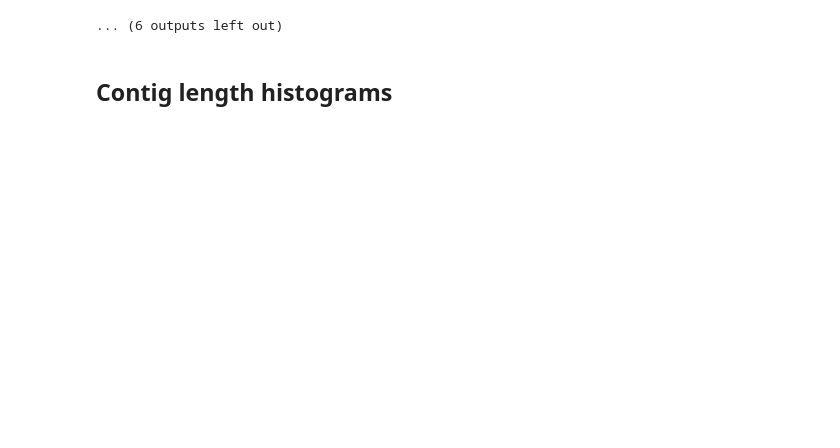
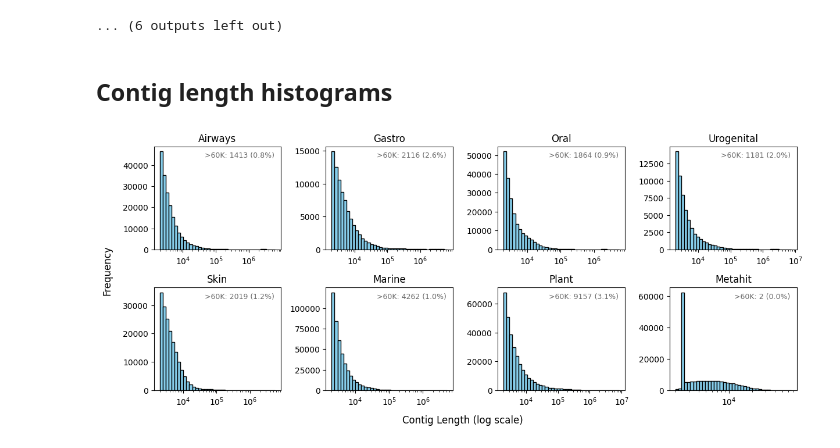
Before and after one commit to affo98/DNA-language-models-and-GLP1-microbiome-changes, a Jupyter notebook: figure_notebooks/cami2_benchmark.ipynb, the cells around one changed output. Drawn from its saved outputs; the diff is of its cells as text; code cells hidden in the pictures; blank space fills up the shorter version.

```diff
--- a/figure_notebooks/cami2_benchmark.ipynb
+++ b/figure_notebooks/cami2_benchmark.ipynb
@@ -463,6 +450,58 @@ See the caveats in the documentation: https://pandas.pydata.org/pandas-docs/stab
 with open(os.path.join(RESULTS_DIR, 'parsed_contig_lengths.json'), 'r') as f:
     contig_data = json.load(f)
 contig_data = {key: contig_data[key] for key in DATASET_ORDER if key in contig_data}
+# %%
+# Parameters
+n_cols = 4
+n_rows = 2
+min_length = 2000
+highlight_threshold = 60000  # threshold to count lengths above
+
+# Create subplots
+fig, axes = plt.subplots(n_rows, n_cols, figsize=(12, 5), constrained_layout=True)
+axes = axes.flatten()
+
+for idx, (dataset, lengths) in enumerate(contig_data.items()):
+    ax = axes[idx]
+    # Ensure lengths is a numpy array for min/max operations
+    arr = np.array(lengths)
+
+    # Compute log-spaced bins
+    min_edge = max(arr.min(), min_length)
+    max_edge = arr.max()
+    bins = np.logspace(np.log10(min_edge), np.log10(max_edge), 40)
+
+    # Plot histogram on log scale
+    ax.hist(arr, bins=bins, color='skyblue', edgecolor='black')
+    ax.set_xscale('log')
+
+    # Count how many lengths exceed the threshold
+    count_above = np.sum(arr >= highlight_threshold)
+
+    # Title and annotations
+    ax.set_title(dataset.replace('_short', '').capitalize())
+    # Display count above threshold
+    ax.text(
+        0.95, 0.95,
+        f'>60K: {count_above} ({count_above / len(arr) * 100:.1f}%)',
+        ha='right', va='top', transform=ax.transAxes,
+        fontsize=9, color='dimgrey'
+    )
+
+    # Format ticks: use log ticks
+    ax.xaxis.set_major_locator(plt.LogLocator(base=10.0, numticks=5))
+    ax.xaxis.set_minor_locator(plt.LogLocator(base=10.0, subs='auto', numticks=10))
+    ax.xaxis.set_minor_formatter(plt.NullFormatter())
+
+# Global labels
+fig.text(0.5, -0.015, 'Contig Length (log scale)', ha='center', va='center', fontsize=12)
+fig.text(-0.01, 0.5, 'Frequency', ha='center', va='center', rotation='vertical', fontsize=12)
+
+plt.tight_layout()
+plt.savefig(os.path.join(OUT_DIR, 'seq_len_hist_log.svg'), bbox_inches='tight')
+plt.show()
+# %% [output]
+[figure, added]
 # %%
 # Plot setup
 n_cols = 4
```
Also changed, not shown: parts of 14 cells of this notebook, 8 other files.
